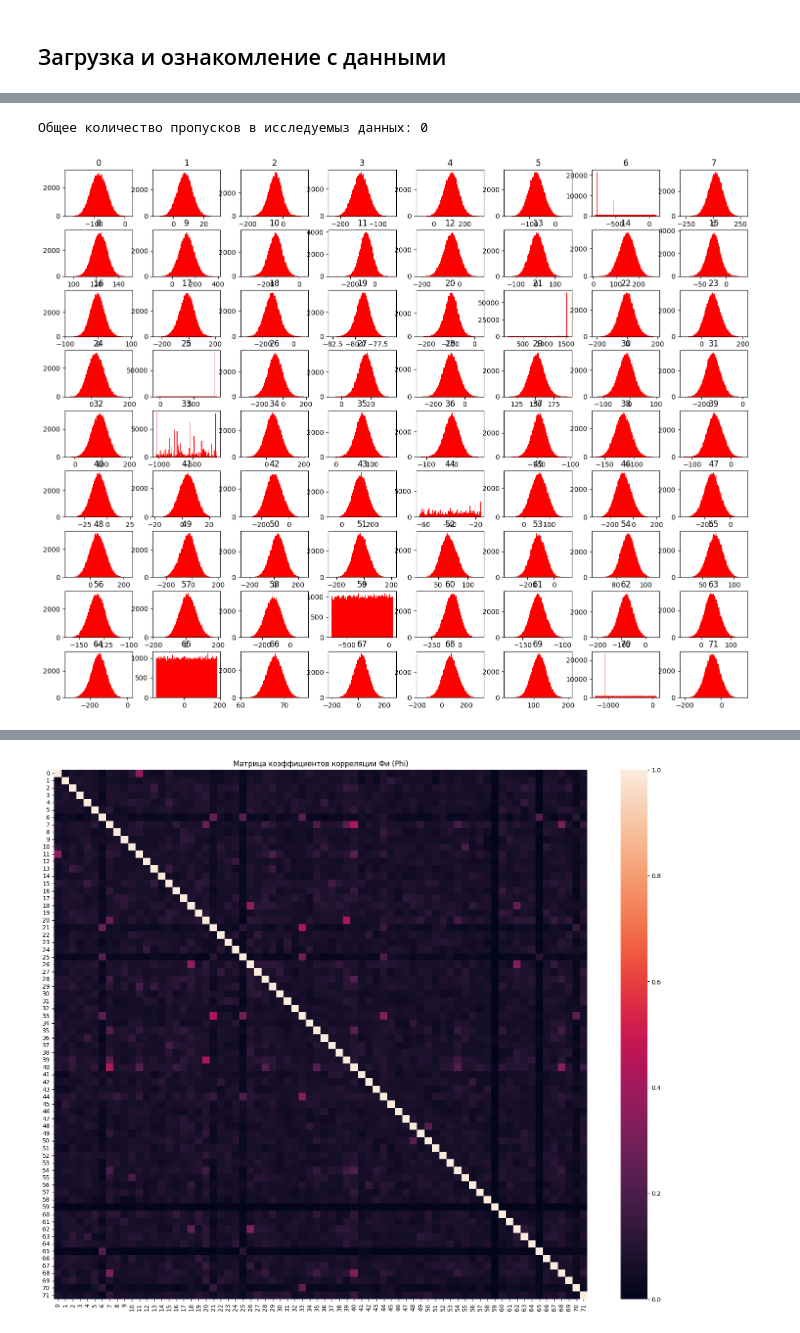
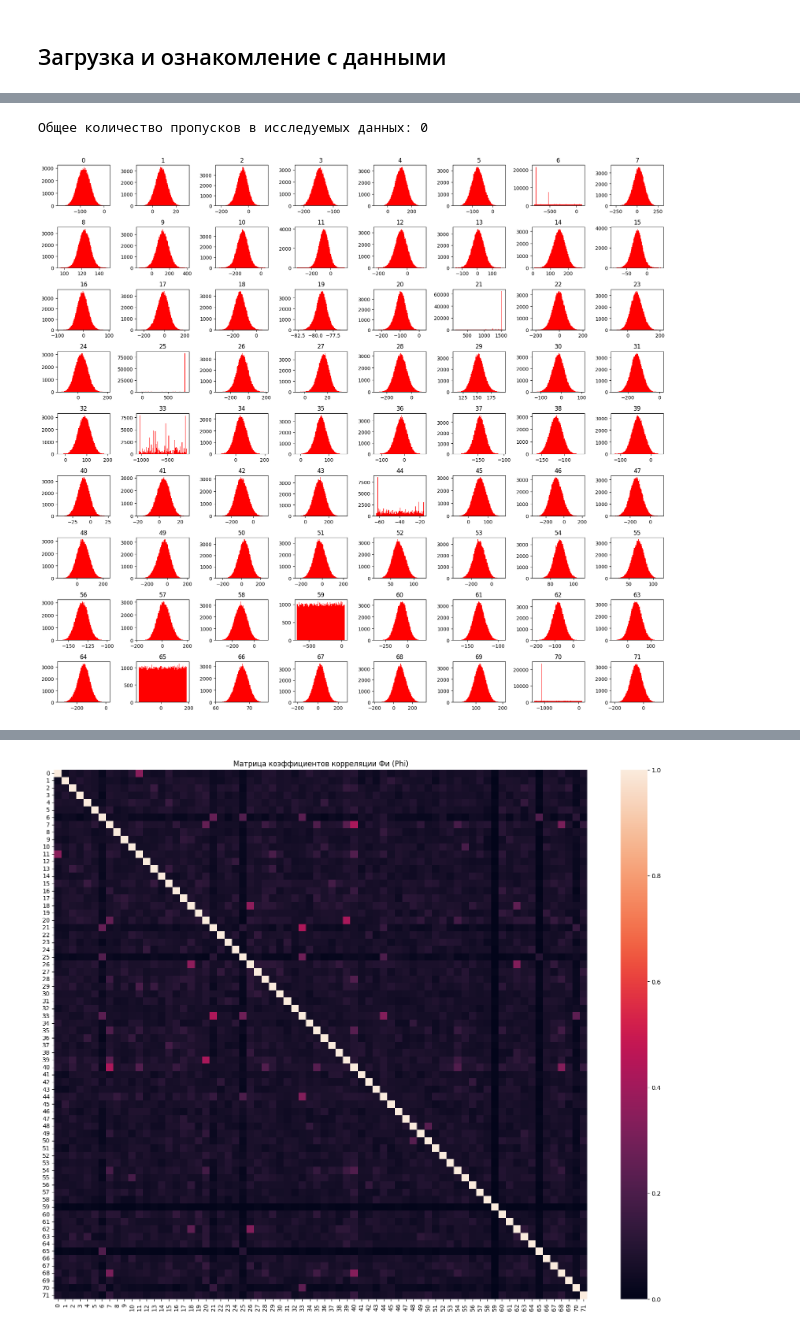
Before and after one commit to xswepp/Comparison-and-search-for-the-most-similar-products, a Jupyter notebook: Comparison and search for the most similar products.ipynb, the cells around one changed output, grey strips where cells are left out. Drawn from its saved outputs; the diff is of its cells as text; code cells hidden in the pictures.

```diff
--- a/Comparison and search for the most similar products.ipynb
+++ b/Comparison and search for the most similar products.ipynb
@@ -45,10 +44,12 @@ from optuna.pruners import SuccessiveHalvingPruner
 
 RANDOM_STATE = 73
 # %%
-df_base_res = pd.read_csv('./data/base.csv', index_col=0)
-df_train_res = pd.read_csv('./data/train.csv', index_col=0)
-df_validation_res = pd.read_csv('./data/validation.csv', index_col=0)
-df_validation_answer_res = pd.read_csv('./data/validation_answer.csv', index_col=0)
+DATA_PATH = './data/'
+
+df_base_res = pd.read_csv(DATA_PATH+'base.csv', index_col=0)
+df_train_res = pd.read_csv(DATA_PATH+'train.csv', index_col=0)
+df_validation_res = pd.read_csv(DATA_PATH+'validation.csv', index_col=0)
+df_validation_answer_res = pd.read_csv(DATA_PATH+'validation_answer.csv', index_col=0)
 
 print('Вывод первых пяти строк для таблицы \'base.csv\'')
 display(df_base_res.head())
@@ -130,10 +134,12 @@ passes = df_train_res.isna().sum().sum() + \
          df_validation_res.isna().sum().sum() + \
          df_validation_answer_res.isna().sum().sum()
 
-print('Общее количество пропусков в исследуемыз данных:', passes)
+print('Общее количество пропусков в исследуемых данных:', passes)
 # %% [output]
-Общее количество пропусков в исследуемыз данных: 0
+Общее количество пропусков в исследуемых данных: 0
 # %%
-df_train_res.hist(figsize=(18, 14), bins=100, grid=False, color='red');
+df_train_res.hist(figsize=(18, 16), bins=100, grid=False, color='red');
+plt.tight_layout()
+plt.show()
 # %% [output]
-[figure, old version]
+[figure, new version]
```
Also changed, not shown: parts of 36 cells of this notebook, 5 other files.
